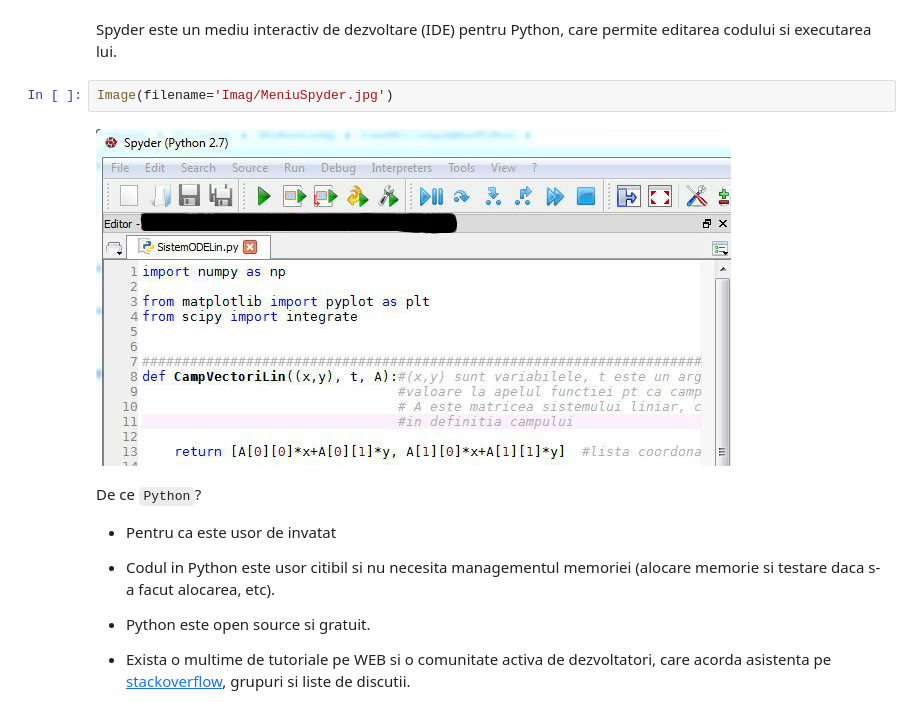
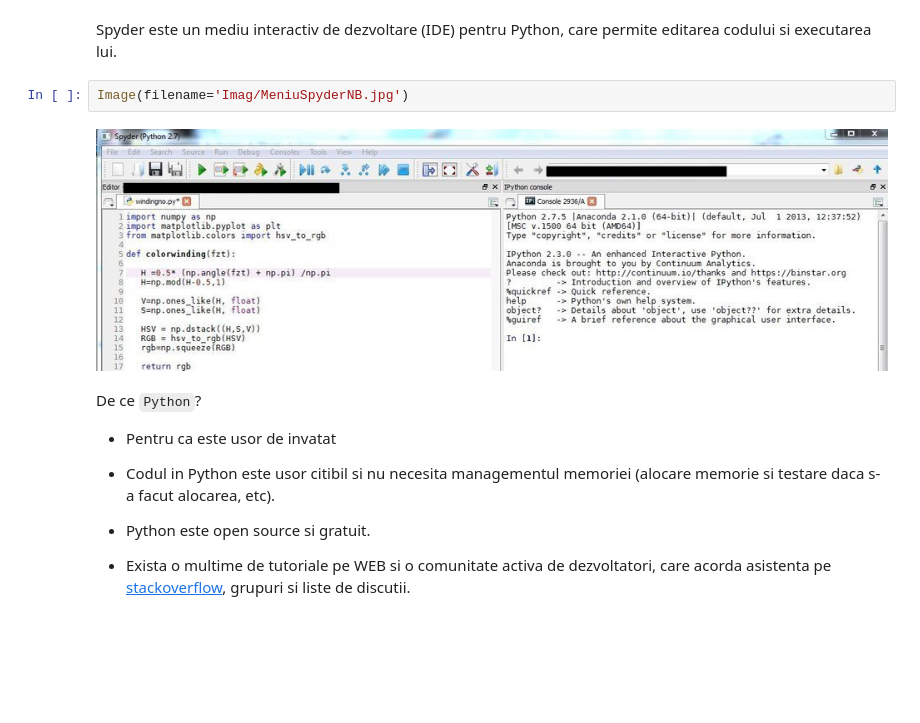
Before and after one commit to empet/LinAlgCS, a Jupyter notebook: PythonIPythonN.ipynb, the cells around one changed output. Drawn from its saved outputs; the diff is of its cells as text; blank space fills up the shorter version.

```diff
--- a/PythonIPythonN.ipynb
+++ b/PythonIPythonN.ipynb
@@ -41,9 +41,9 @@ Image(url='https://code.google.com/p/spyderlib/logo?cct=1379130103')
  Spyder este un mediu interactiv de dezvoltare (IDE)
 pentru Python, care permite editarea codului si executarea lui.
 # %%
-Image(filename='Imag/MeniuSpyder.jpg')
+Image(filename='Imag/MeniuSpyderNB.jpg')
 # %% [output]
-[figure, old version]
+[figure, new version]
 # %% [markdown]
 De ce `Python`?
 
```
Also changed, not shown: parts of 23 cells of this notebook.
